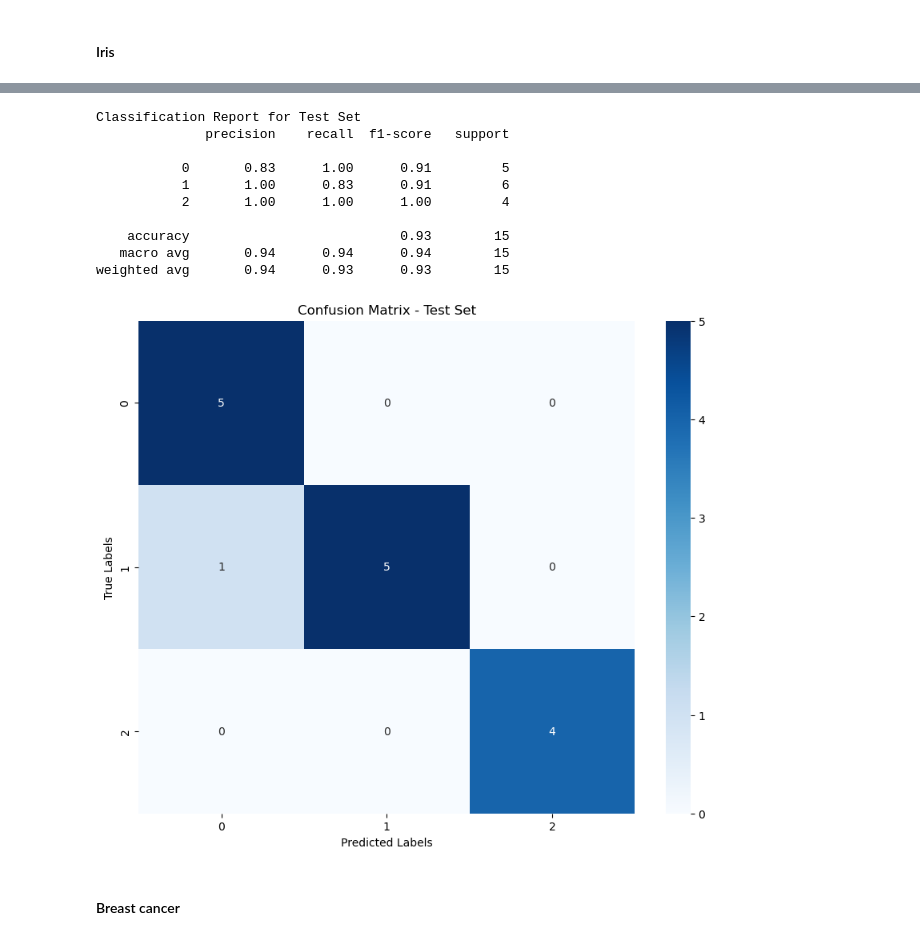
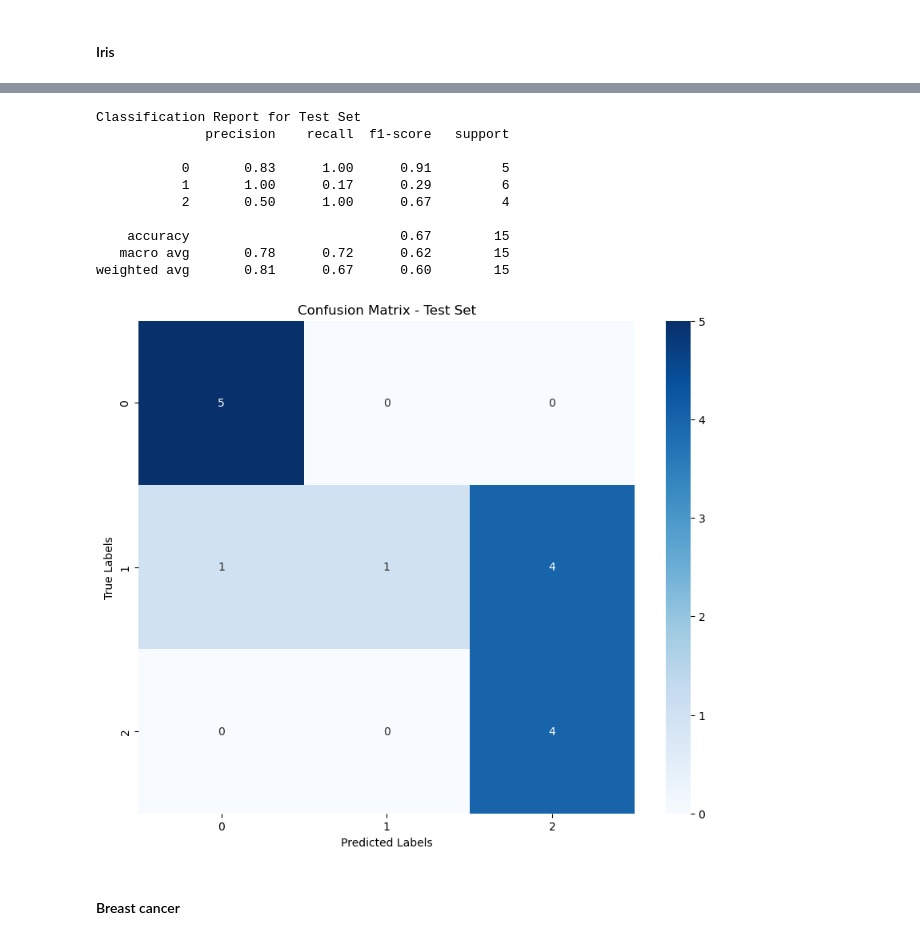
Before and after one commit to flod1n/Mini-project, a Jupyter notebook: mini_project.ipynb, the cells around one changed output, grey strips where cells are left out. Drawn from its saved outputs; the diff is of its cells as text; code cells hidden in the pictures.

```diff
--- a/mini_project.ipynb
+++ b/mini_project.ipynb
@@ -49,6 +49,13 @@ sample = 120
 iris_x_train = iris_x_train.reshape(iris_x_train.shape[0],4).astype(float)[:sample,:]
 iris_y_train = np.array(iris_y_train.astype(int)[:sample])
 
-sample = 30
+sample = 15
 iris_x_test = iris_x_test.reshape(iris_x_test.shape[0],4).astype(float)[:sample,:]
 iris_y_test = np.array(iris_y_test.astype(int)[:sample])
+
+sample = 15
+iris_x_val = iris_x_val.reshape(iris_x_test.shape[0],4).astype(float)[:sample,:]
+iris_y_val = np.array(iris_y_val.astype(int)[:sample])
+
+print(iris_y_val)
+print(iris_y_test)
@@ -766,39 +840,32 @@ Best accuracy: 1.0
 # %%
-DIMENSION = 71
-EPOCHS = 94
-LEARNING_RATE = 0.001593
-LEARNING_RATE_DECAY = 0.00012526
-SIGMA = 20
-SIGMA_DECAY = 0.0986
+DIMENSION = 97
+EPOCHS = 126
+LEARNING_RATE = 0.00030284312734334747
+LEARNING_RATE_DECAY = 0.00011834773983903277
+SIGMA = 25
+SIGMA_DECAY = 0.03470632873911947
 som_iris = SOM([28,28],iris_x_train, DIMENSION,EPOCHS,LEARNING_RATE,LEARNING_RATE_DECAY,SIGMA,SIGMA_DECAY, showMode=0)
 
 label_map = createLabelMap(som_iris, iris_x_train, iris_y_train)
-
-# Classify test data
-predictions = classifySOM(som_iris, label_map, iris_x_train)
-
-
-# Classify on training set
-train_predictions = classifySOM(som_iris, label_map, iris_x_train)
 
 # Classify on test set
 test_predictions = classifySOM(som_iris, label_map, iris_x_test)
 
 print("Classification Report for Test Set")
 print(classification_report(iris_y_test, test_predictions))
 plot_confusion_matrix(iris_y_test, test_predictions, title="Confusion Matrix - Test Set")
 # %% [output]
 Classification Report for Test Set
               precision    recall  f1-score   support
 
            0       0.83      1.00      0.91         5
-           1       1.00      0.83      0.91         6
-           2       1.00      1.00      1.00         4
+           1       1.00      0.17      0.29         6
+           2       0.50      1.00      0.67         4
 
-    accuracy                           0.93        15
-   macro avg       0.94      0.94      0.94        15
-weighted avg       0.94      0.93      0.93        15
+    accuracy                           0.67        15
+   macro avg       0.78      0.72      0.62        15
+weighted avg       0.81      0.67      0.60        15
-[figure, old version]
+[figure, new version]
 # %% [markdown]
 #### Breast cancer
 # %%
```
Also changed, not shown: parts of 20 cells of this notebook.
